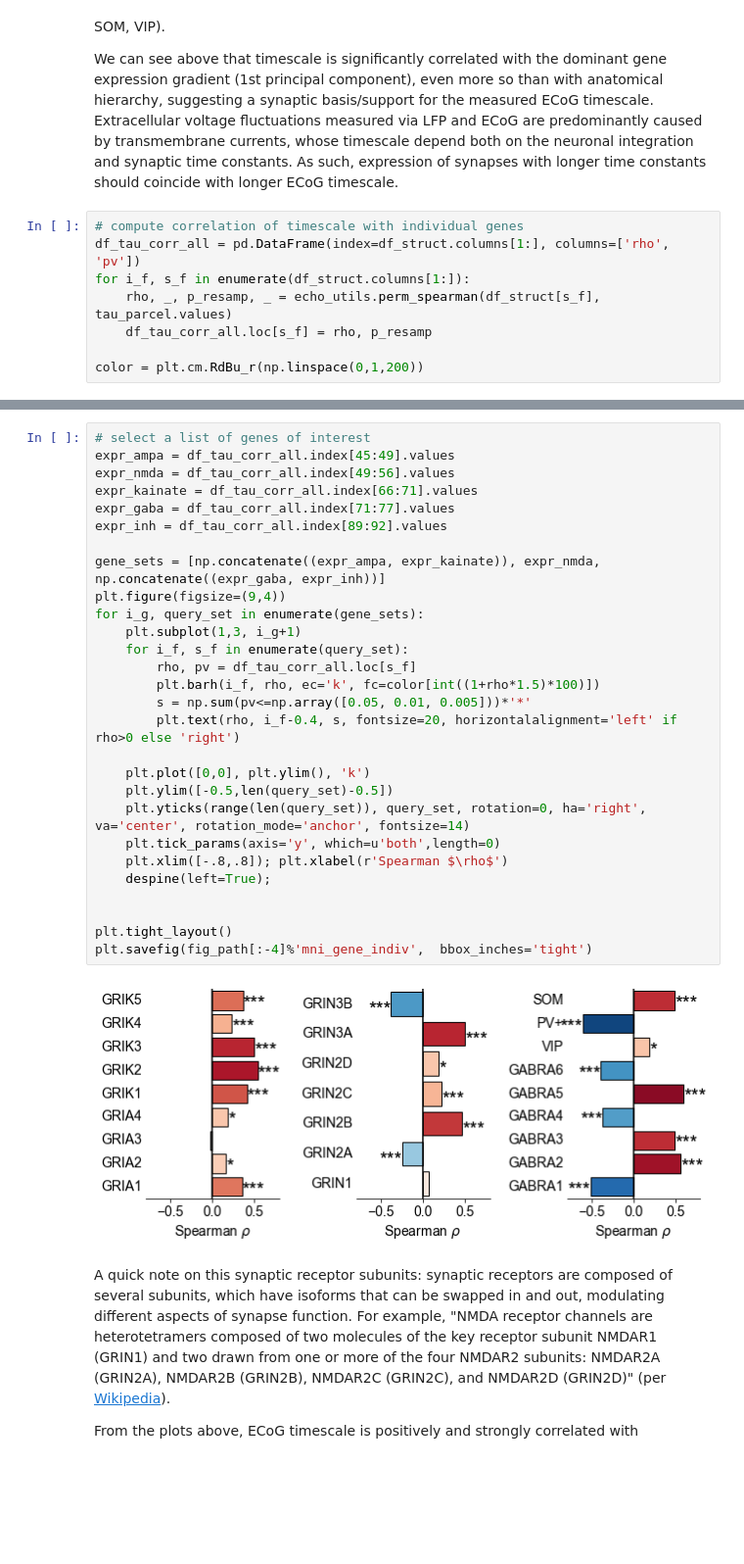
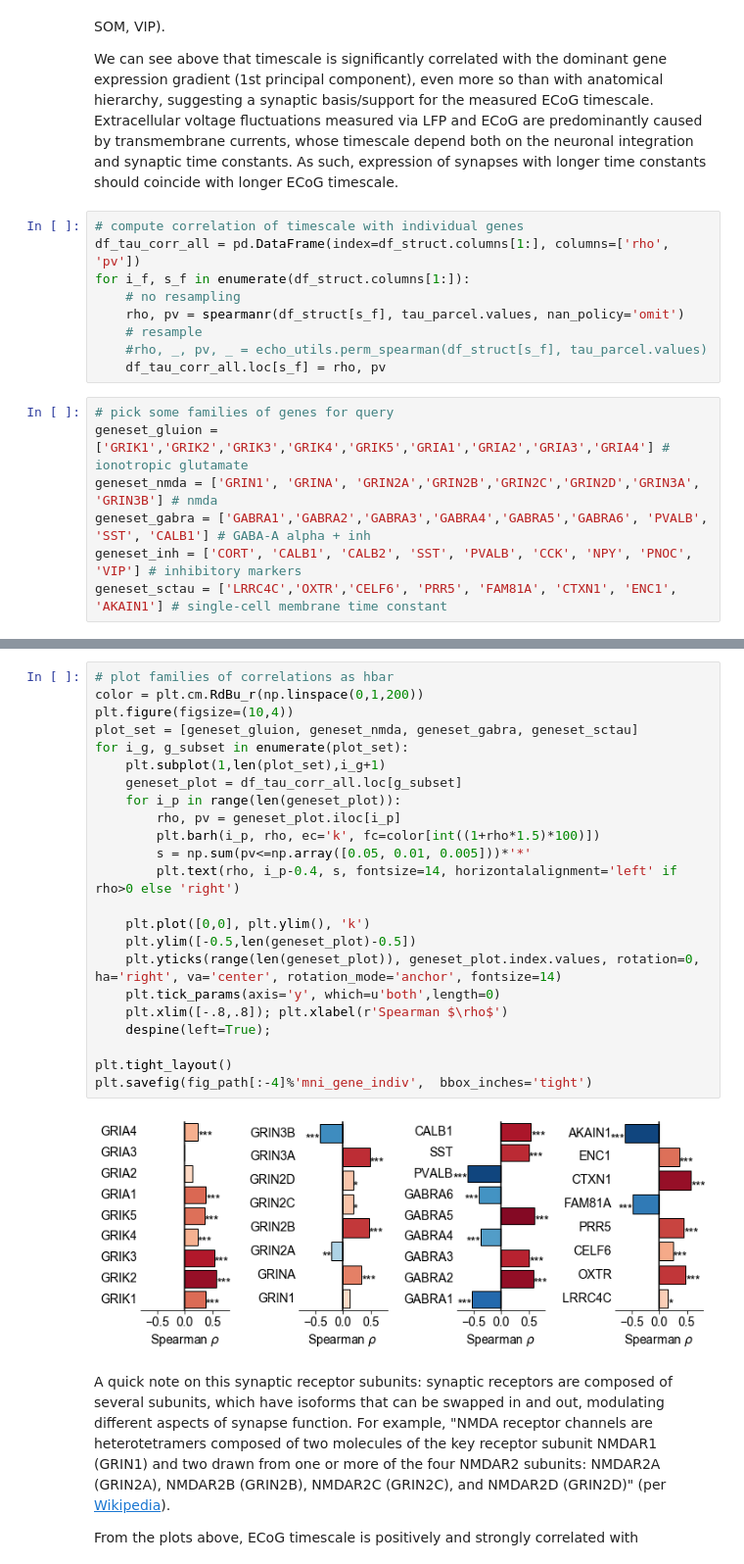
Before and after one commit to rdgao/field-echos, a Jupyter notebook: notebooks/3_viz_human_MMP.ipynb, the cells around one changed output, grey strips where cells are left out. Shown at 98% size. Drawn from its saved outputs; the diff is of its cells as text; blank space fills up the shorter version.

```diff
--- a/notebooks/3_viz_human_MMP.ipynb
+++ b/notebooks/3_viz_human_MMP.ipynb
@@ -271,7 +276,15 @@ We can see above that timescale is significantly correlated with the dominant ge
 # compute correlation of timescale with individual genes
 df_tau_corr_all = pd.DataFrame(index=df_struct.columns[1:], columns=['rho', 'pv'])
 for i_f, s_f in enumerate(df_struct.columns[1:]):
-    rho, _, p_resamp, _ = echo_utils.perm_spearman(df_struct[s_f], tau_parcel.values)
-    df_tau_corr_all.loc[s_f] = rho, p_resamp
-
-color = plt.cm.RdBu_r(np.linspace(0,1,200))
+    # no resampling
+    rho, pv = spearmanr(df_struct[s_f], tau_parcel.values, nan_policy='omit')
+    # resample
+    #rho, _, pv, _ = echo_utils.perm_spearman(df_struct[s_f], tau_parcel.values)
+    df_tau_corr_all.loc[s_f] = rho, pv
+# %%
+# pick some families of genes for query
+geneset_gluion = ['GRIK1','GRIK2','GRIK3','GRIK4','GRIK5','GRIA1','GRIA2','GRIA3','GRIA4'] # ionotropic glutamate
+geneset_nmda = ['GRIN1', 'GRINA', 'GRIN2A','GRIN2B','GRIN2C','GRIN2D','GRIN3A', 'GRIN3B'] # nmda
+geneset_gabra = ['GABRA1','GABRA2','GABRA3','GABRA4','GABRA5','GABRA6', 'PVALB', 'SST', 'CALB1'] # GABA-A alpha + inh
+geneset_inh = ['CORT', 'CALB1', 'CALB2', 'SST', 'PVALB', 'CCK', 'NPY', 'PNOC', 'VIP'] # inhibitory markers
+geneset_sctau = ['LRRC4C','OXTR','CELF6', 'PRR5', 'FAM81A', 'CTXN1', 'ENC1', 'AKAIN1'] # single-cell membrane time constant
@@ -278,33 +332,28 @@ color = plt.cm.RdBu_r(np.linspace(0,1,200))
 # %%
-# select a list of genes of interest
-expr_ampa = df_tau_corr_all.index[45:49].values
-expr_nmda = df_tau_corr_all.index[49:56].values
-expr_kainate = df_tau_corr_all.index[66:71].values
-expr_gaba = df_tau_corr_all.index[71:77].values
-expr_inh = df_tau_corr_all.index[89:92].values
-
-gene_sets = [np.concatenate((expr_ampa, expr_kainate)), expr_nmda, np.concatenate((expr_gaba, expr_inh))]
-plt.figure(figsize=(9,4))
-for i_g, query_set in enumerate(gene_sets):
-    plt.subplot(1,3, i_g+1)
-    for i_f, s_f in enumerate(query_set):
-        rho, pv = df_tau_corr_all.loc[s_f]
-        plt.barh(i_f, rho, ec='k', fc=color[int((1+rho*1.5)*100)])
+# plot families of correlations as hbar
+color = plt.cm.RdBu_r(np.linspace(0,1,200))
+plt.figure(figsize=(10,4))
+plot_set = [geneset_gluion, geneset_nmda, geneset_gabra, geneset_sctau]
+for i_g, g_subset in enumerate(plot_set):
+    plt.subplot(1,len(plot_set),i_g+1)
+    geneset_plot = df_tau_corr_all.loc[g_subset]
+    for i_p in range(len(geneset_plot)):
+        rho, pv = geneset_plot.iloc[i_p]
+        plt.barh(i_p, rho, ec='k', fc=color[int((1+rho*1.5)*100)])
         s = np.sum(pv<=np.array([0.05, 0.01, 0.005]))*'*'
-        plt.text(rho, i_f-0.4, s, fontsize=20, horizontalalignment='left' if rho>0 else 'right')
+        plt.text(rho, i_p-0.4, s, fontsize=14, horizontalalignment='left' if rho>0 else 'right')
 
     plt.plot([0,0], plt.ylim(), 'k')
-    plt.ylim([-0.5,len(query_set)-0.5])
-    plt.yticks(range(len(query_set)), query_set, rotation=0, ha='right', va='center', rotation_mode='anchor', fontsize=14)
+    plt.ylim([-0.5,len(geneset_plot)-0.5])
+    plt.yticks(range(len(geneset_plot)), geneset_plot.index.values, rotation=0, ha='right', va='center', rotation_mode='anchor', fontsize=14)
     plt.tick_params(axis='y', which=u'both',length=0)
     plt.xlim([-.8,.8]); plt.xlabel(r'Spearman $\rho$')
     despine(left=True);
 
-
 plt.tight_layout()
 plt.savefig(fig_path[:-4]%'mni_gene_indiv',  bbox_inches='tight')
 # %% [output]
-[figure, old version]
+[figure, new version]
 # %% [markdown]
 A quick note on this synaptic receptor subunits: synaptic receptors are composed of several subunits, which have isoforms that can be swapped in and out, modulating different aspects of synapse function. For example, "NMDA receptor channels are heterotetramers composed of two molecules of the key receptor subunit NMDAR1 (GRIN1) and two drawn from one or more of the four NMDAR2 subunits: NMDAR2A (GRIN2A), NMDAR2B (GRIN2B), NMDAR2C (GRIN2C), and NMDAR2D (GRIN2D)" (per [Wikipedia](https://en.wikipedia.org/wiki/GRIN2B)).
 
```
Also changed, not shown: parts of 11 cells of this notebook, 27 other files.
